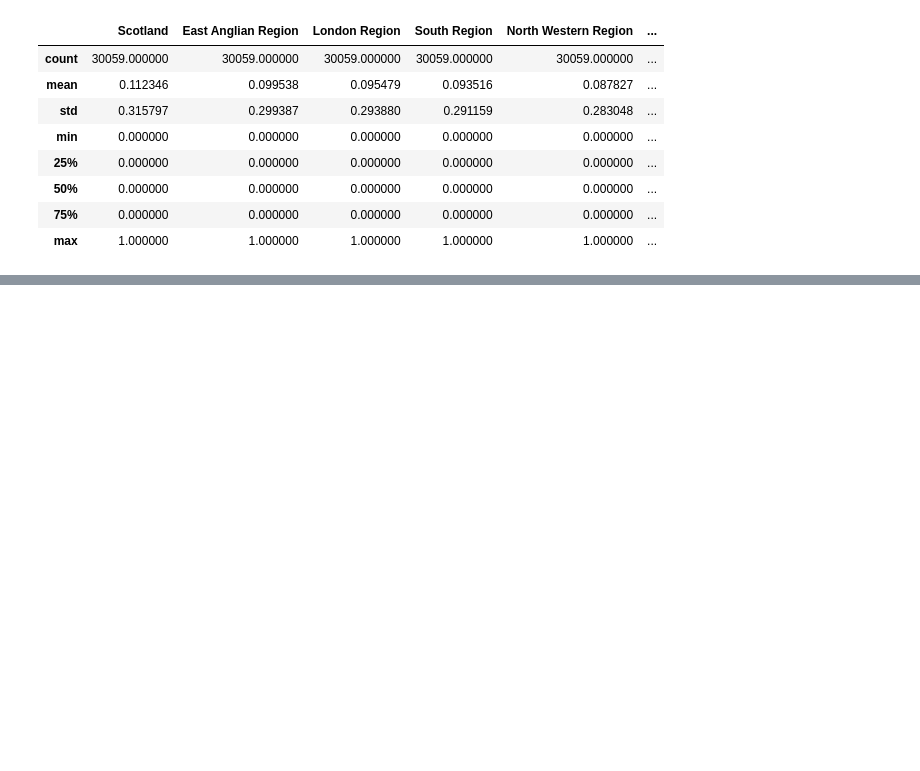
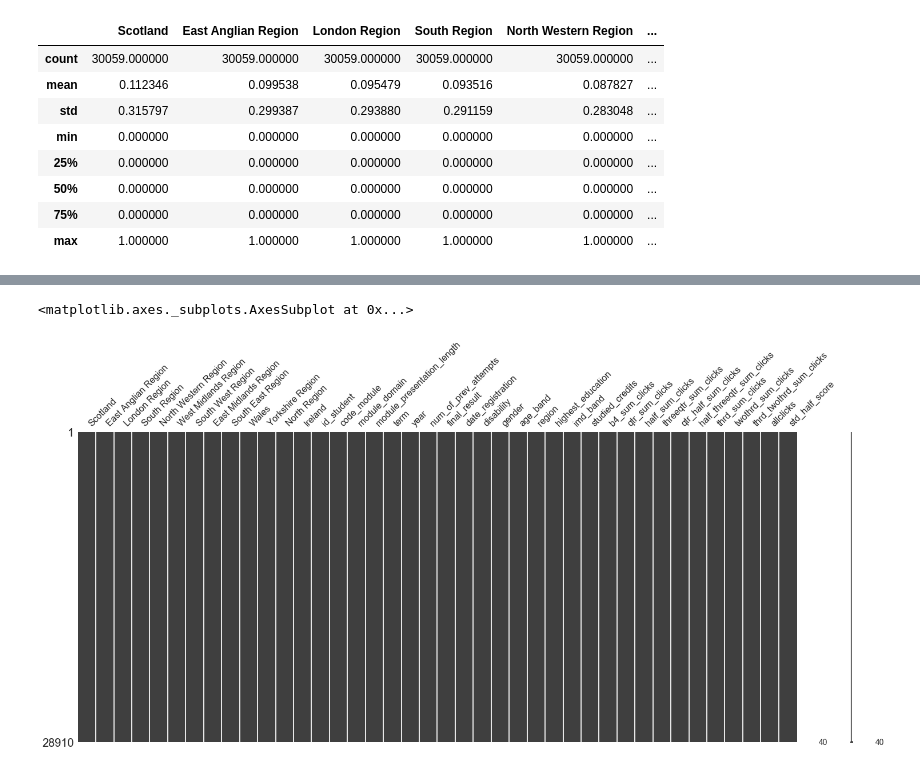
Before and after one commit to georgetown-analytics/University-Learning-Analytics, a Jupyter notebook: code/wrangling/One_Hot_Encoding_Regions_and_Final_Wrangling.ipynb, the cells around one changed output, grey strips where cells are left out. Cells and saved outputs as stored; diff of their text form; code cells hidden in the pictures; blank space fills up the shorter version.

```diff
--- a/code/wrangling/One_Hot_Encoding_Regions_and_Final_Wrangling.ipynb
+++ b/code/wrangling/One_Hot_Encoding_Regions_and_Final_Wrangling.ipynb
@@ -109,7 +106,8 @@ AttributeError: 'DataFrame' object has no attribute 'types'
 #remove unncessary columns to create new dataframe
 mergedDF = mergedDF[['Scotland','East Anglian Region','London Region','South Region','North Western Region','West Midlands Region','South West Region','East Midlands Region', 'South East Region','Wales',
  'Yorkshire Region','North Region', 'Ireland','id_student','code_module','module_domain', 'module_presentation_length','term', 'year', 'num_of_prev_attempts',
- 'final_result', 'date_registration','disability','gender','age_band','highest_education','imd_band','studied_credits','b4_sum_clicks','half_sum_clicks','std_half_score']]
+ 'final_result', 'date_registration','disability','gender','age_band','region','highest_education','imd_band','studied_credits', 'b4_sum_clicks','qtr_sum_clicks','half_sum_clicks','threeqtr_sum_clicks',
+ 'qtr_half_sum_clicks','half_threeqtr_sum_clicks','thrd_sum_clicks','twothrd_sum_clicks','thrd_twothrd_sum_clicks', 'allclicks','std_half_score']]
 # %%
 mergedDF['code_module'].value_counts()
 # %% [output]
@@ -211 +230,7 @@ df.replace(np.nan,0,inplace=True)
+# %%
+#visualize if there's any blank values in data
+mn.matrix(df)
+# %% [output]
+<matplotlib.axes._subplots.AxesSubplot at 0x...>
+[figure, added]
 # %%
```
Also changed, not shown: parts of 5 cells of this notebook.
